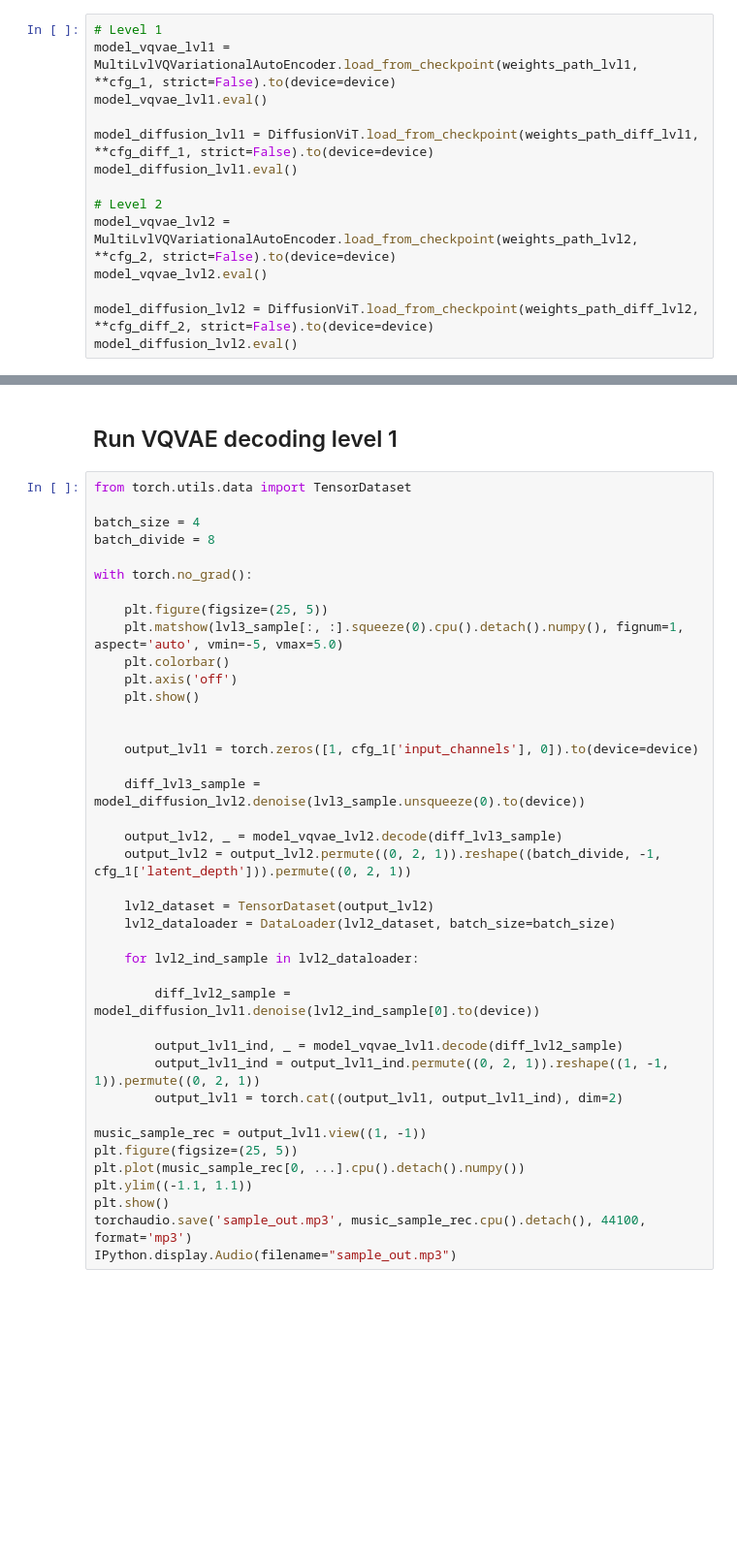
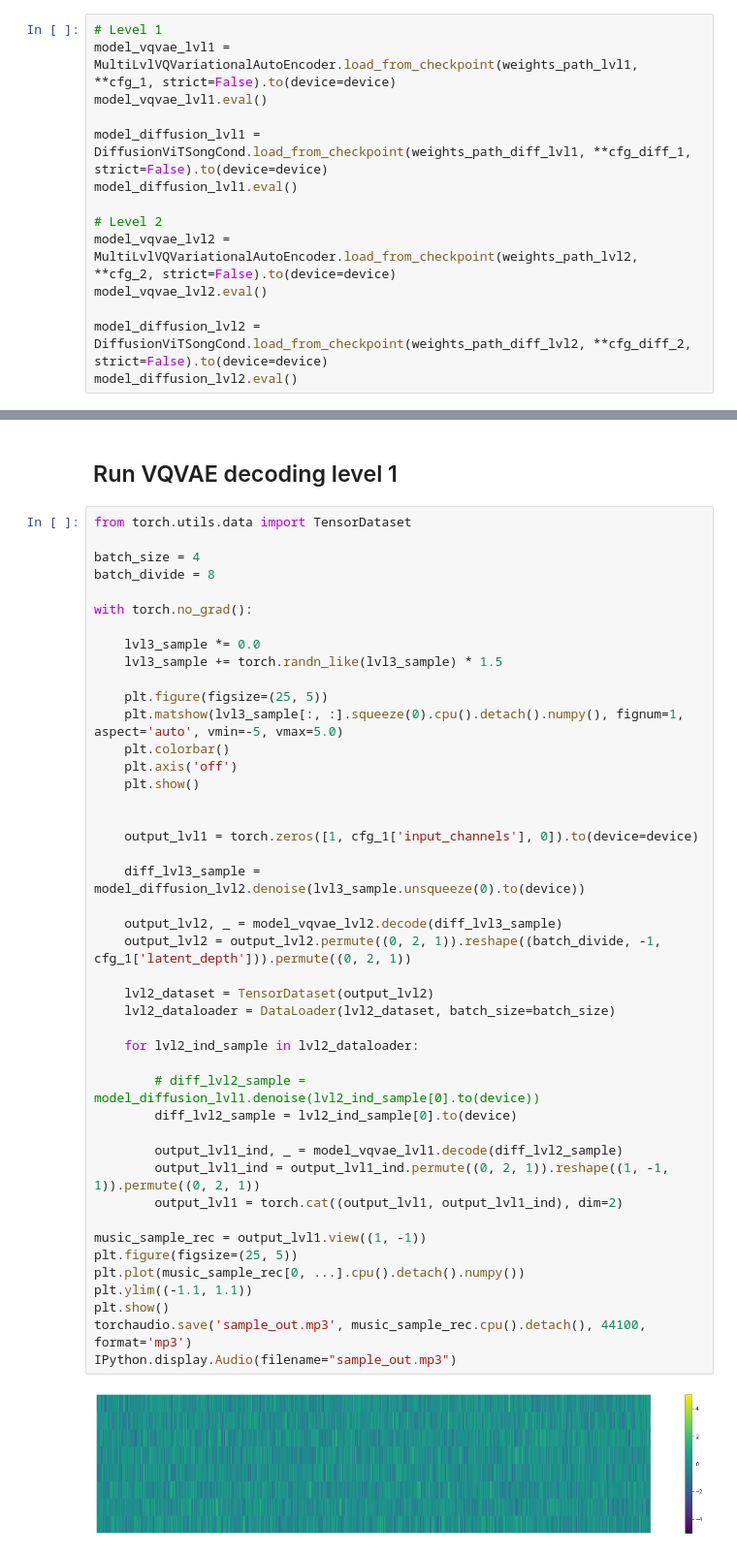
Before and after one commit to VovaTch/Infected_hdiff, a Jupyter notebook: test_diff_lvl2.ipynb, the cells around one changed output, grey strips where cells are left out. Shown at 97% size. Drawn from its saved outputs; the diff is of its cells as text; blank space fills up the shorter version.

```diff
--- a/test_diff_lvl2.ipynb
+++ b/test_diff_lvl2.ipynb
@@ -46,12 +46,12 @@ device = 'cuda' if torch.cuda.is_available() else 'cpu'
 model_vqvae_lvl1 = MultiLvlVQVariationalAutoEncoder.load_from_checkpoint(weights_path_lvl1, **cfg_1, strict=False).to(device=device)
 model_vqvae_lvl1.eval()
 
-model_diffusion_lvl1 = DiffusionViT.load_from_checkpoint(weights_path_diff_lvl1, **cfg_diff_1, strict=False).to(device=device)
+model_diffusion_lvl1 = DiffusionViTSongCond.load_from_checkpoint(weights_path_diff_lvl1, **cfg_diff_1, strict=False).to(device=device)
 model_diffusion_lvl1.eval()
 
 # Level 2
 model_vqvae_lvl2 = MultiLvlVQVariationalAutoEncoder.load_from_checkpoint(weights_path_lvl2, **cfg_2, strict=False).to(device=device)
 model_vqvae_lvl2.eval()
 
-model_diffusion_lvl2 = DiffusionViT.load_from_checkpoint(weights_path_diff_lvl2, **cfg_diff_2, strict=False).to(device=device)
+model_diffusion_lvl2 = DiffusionViTSongCond.load_from_checkpoint(weights_path_diff_lvl2, **cfg_diff_2, strict=False).to(device=device)
 model_diffusion_lvl2.eval()
@@ -133,36 +162,42 @@ batch_size = 4
 batch_divide = 8
 
 with torch.no_grad():
+
+    lvl3_sample *= 0.0
+    lvl3_sample += torch.randn_like(lvl3_sample) * 1.5
 
     plt.figure(figsize=(25, 5))
     plt.matshow(lvl3_sample[:, :].squeeze(0).cpu().detach().numpy(), fignum=1, aspect='auto', vmin=-5, vmax=5.0)
     plt.colorbar()
     plt.axis('off')
     plt.show()
 
 
     output_lvl1 = torch.zeros([1, cfg_1['input_channels'], 0]).to(device=device)
 
     diff_lvl3_sample = model_diffusion_lvl2.denoise(lvl3_sample.unsqueeze(0).to(device))
 
     output_lvl2, _ = model_vqvae_lvl2.decode(diff_lvl3_sample)
     output_lvl2 = output_lvl2.permute((0, 2, 1)).reshape((batch_divide, -1, cfg_1['latent_depth'])).permute((0, 2, 1))
 
     lvl2_dataset = TensorDataset(output_lvl2)
     lvl2_dataloader = DataLoader(lvl2_dataset, batch_size=batch_size)
 
     for lvl2_ind_sample in lvl2_dataloader:
 
-        diff_lvl2_sample = model_diffusion_lvl1.denoise(lvl2_ind_sample[0].to(device))
+        # diff_lvl2_sample = model_diffusion_lvl1.denoise(lvl2_ind_sample[0].to(device))
+        diff_lvl2_sample = lvl2_ind_sample[0].to(device)
 
         output_lvl1_ind, _ = model_vqvae_lvl1.decode(diff_lvl2_sample)
         output_lvl1_ind = output_lvl1_ind.permute((0, 2, 1)).reshape((1, -1, 1)).permute((0, 2, 1))
         output_lvl1 = torch.cat((output_lvl1, output_lvl1_ind), dim=2)
 
 music_sample_rec = output_lvl1.view((1, -1))
 plt.figure(figsize=(25, 5))
 plt.plot(music_sample_rec[0, ...].cpu().detach().numpy())
 plt.ylim((-1.1, 1.1))
 plt.show()
 torchaudio.save('sample_out.mp3', music_sample_rec.cpu().detach(), 44100, format='mp3')
 IPython.display.Audio(filename="sample_out.mp3")
+# %% [output]
+[figure, added]
```
Also changed, not shown: parts of 6 cells of this notebook, 14 other files.
